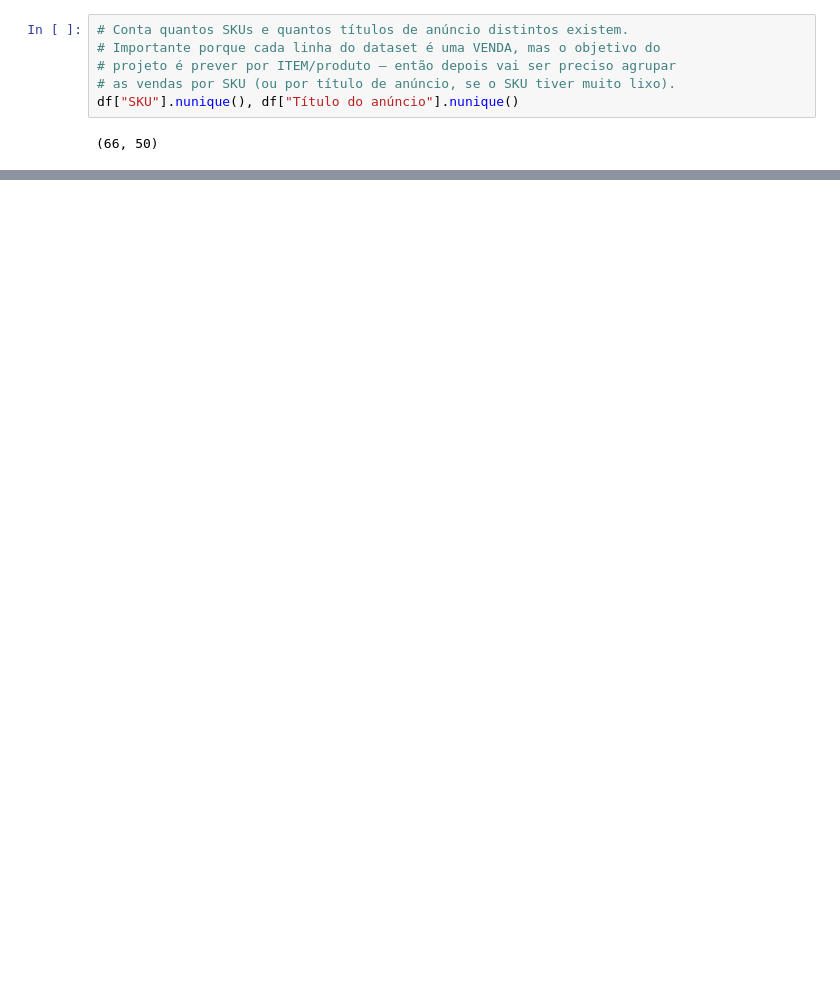
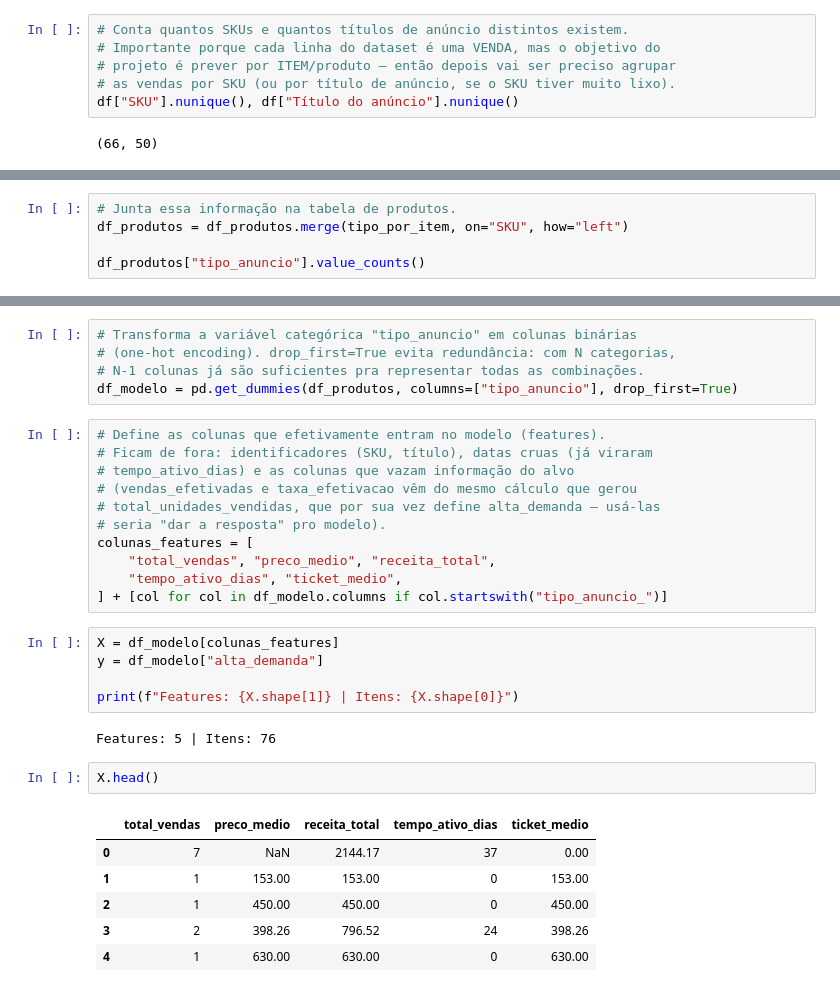
Before and after one commit to ZuziR6/mercado-livre-data-science, a Jupyter notebook: notebooks/analise_vendas_mercado_livre.ipynb, the cells around one changed output, grey strips where cells are left out. Cells and saved outputs as stored; diff of their text form; blank space fills up the shorter version.

```diff
--- a/notebooks/analise_vendas_mercado_livre.ipynb
+++ b/notebooks/analise_vendas_mercado_livre.ipynb
@@ -217,0 +390,5 @@ Name: count, dtype: int64
+# %%
+# Junta essa informação na tabela de produtos.
+df_produtos = df_produtos.merge(tipo_por_item, on="SKU", how="left")
+
+df_produtos["tipo_anuncio"].value_counts()
@@ -217,0 +406,32 @@ Name: count, dtype: int64
+# %%
+# Transforma a variável categórica "tipo_anuncio" em colunas binárias
+# (one-hot encoding). drop_first=True evita redundância: com N categorias,
+# N-1 colunas já são suficientes pra representar todas as combinações.
+df_modelo = pd.get_dummies(df_produtos, columns=["tipo_anuncio"], drop_first=True)
+# %%
+# Define as colunas que efetivamente entram no modelo (features).
+# Ficam de fora: identificadores (SKU, título), datas cruas (já viraram
+# tempo_ativo_dias) e as colunas que vazam informação do alvo
+# (vendas_efetivadas e taxa_efetivacao vêm do mesmo cálculo que gerou
+# total_unidades_vendidas, que por sua vez define alta_demanda — usá-las
+# seria "dar a resposta" pro modelo).
+colunas_features = [
+    "total_vendas", "preco_medio", "receita_total",
+    "tempo_ativo_dias", "ticket_medio",
+] + [col for col in df_modelo.columns if col.startswith("tipo_anuncio_")]
+# %%
+X = df_modelo[colunas_features]
+y = df_modelo["alta_demanda"]
+
+print(f"Features: {X.shape[1]} | Itens: {X.shape[0]}")
+# %% [output]
+Features: 5 | Itens: 76
+# %%
+X.head()
+# %% [output]
+|  | total_vendas | preco_medio | receita_total | tempo_ativo_dias | ticket_medio |
+| 0 | 7 | NaN | 2144.17 | 37 | 0.00 |
+| 1 | 1 | 153.00 | 153.00 | 0 | 153.00 |
+| 2 | 1 | 450.00 | 450.00 | 0 | 450.00 |
+| 3 | 2 | 398.26 | 796.52 | 24 | 398.26 |
+| 4 | 1 | 630.00 | 630.00 | 0 | 630.00 |
```
Also changed, not shown: parts of 73 cells of this notebook, 4 other files.
